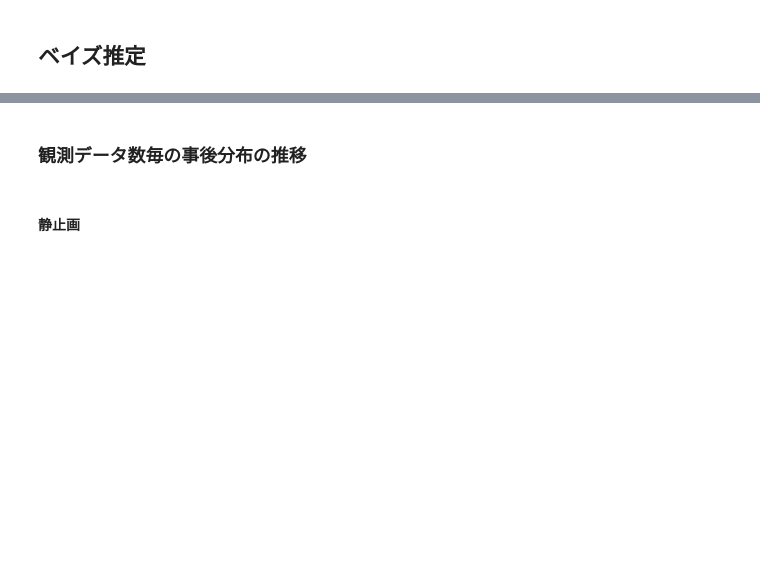
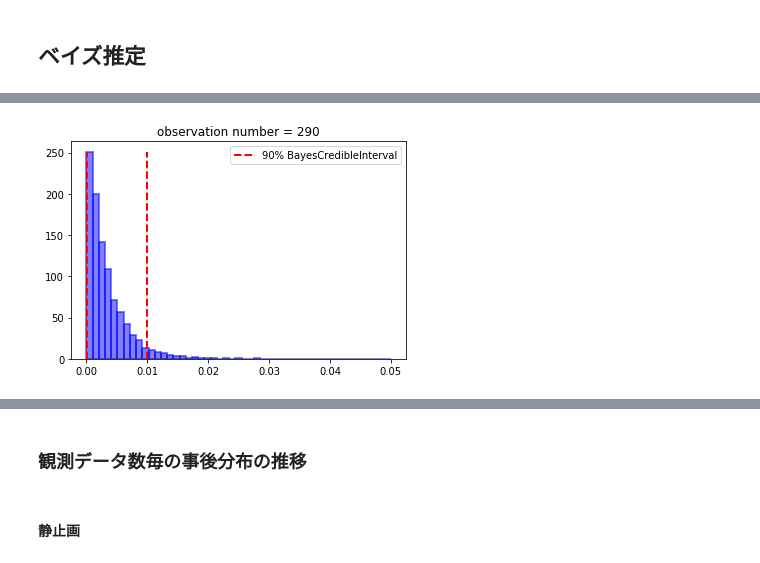
Before and after one commit to tok41/choco-ball-statistics, a Jupyter notebook: analysis/jupyter/estimate-angel-rate.ipynb, the cells around one changed output, grey strips where cells are left out. Drawn from its saved outputs; the diff is of its cells as text; code cells hidden in the pictures; blank space fills up the shorter version.

```diff
--- a/analysis/jupyter/estimate-angel-rate.ipynb
+++ b/analysis/jupyter/estimate-angel-rate.ipynb
@@ -106,0 +95,21 @@ print("95% BayesCredibleInterval : {}".format(bci))
+# %%
+def plot_estimate_result(trace, p_range=(0, 0.5)):
+    fig = plt.figure(figsize=(6, 4))
+    ax = fig.add_subplot(1, 1, 1)
+
+    ret = ax.hist(trace, bins=np.linspace(p_range[0], p_range[1], 50), density=True,
+                  color="#0000FF", alpha=0.5, edgecolor="#0000FF", lw=2)
+    N = len(trace)
+    bci_g = np.sort(trace)[int(N * 0.95)]
+    bci_l = np.sort(trace)[int(N * 0.05)]
+    ax.vlines(x=bci_g, ymin=0, ymax=ret[0].max(),
+              label='90% BayesCredibleInterval',
+              color='red', linestyles='--', linewidths=2)
+    ax.vlines(x=bci_l, ymin=0, ymax=ret[0].max(),
+              color='red', linestyles='--', linewidths=2)
+    ax.legend(loc="upper right")
+    ax.set_title('observation number = %d' % (len(data_angel_s)))
+# %%
+plot_estimate_result(trace=trace_g['theta'], p_range=(0, 0.05))
+# %% [output]
+[figure, added]
```
Also changed, not shown: parts of 15 cells of this notebook, 12 other files.
